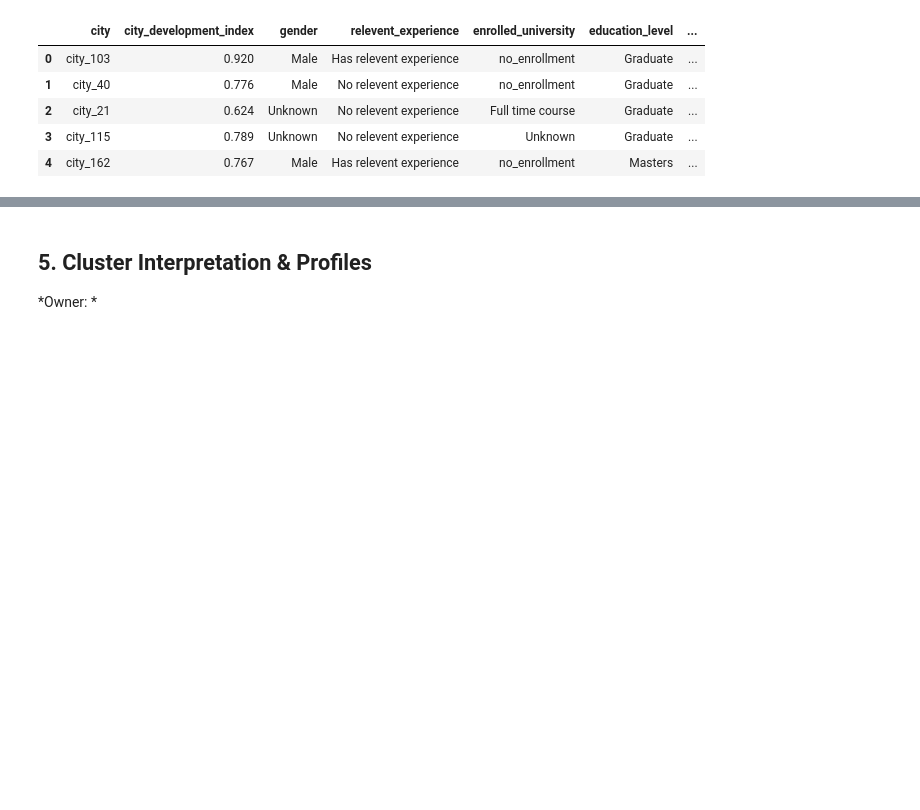
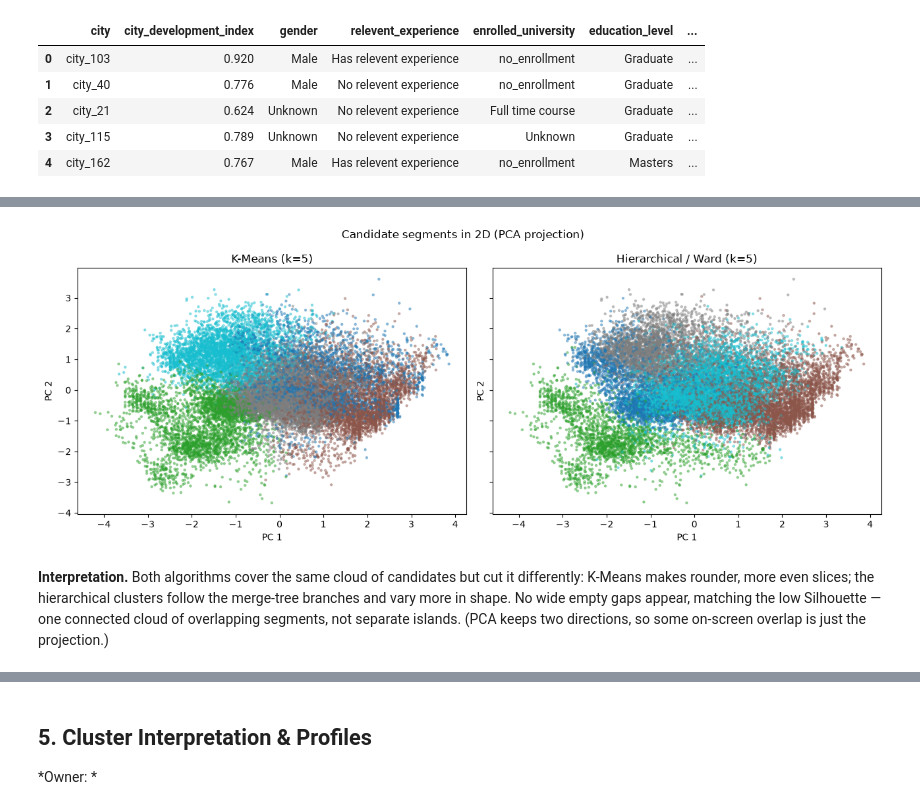
Before and after one commit to ManarAlrazin/SW485-Project-Group2, a Jupyter notebook: Phase2_Unsupervised_Learning.ipynb, the cells around one changed output, grey strips where cells are left out. Saved outputs shown, nothing was run; the diff lists cells and outputs as text; code cells hidden in the pictures; blank space fills up the shorter version.

```diff
--- a/Phase2_Unsupervised_Learning.ipynb
+++ b/Phase2_Unsupervised_Learning.ipynb
@@ -211,0 +379,17 @@ Saved Dataset/clustered_data.csv: (18645, 14)
+# %%
+from sklearn.decomposition import PCA
+
+coords = PCA(n_components=2, random_state=RANDOM_STATE).fit_transform(X_arr)
+fig, axes = plt.subplots(1, 2, figsize=(13, 5), sharex=True, sharey=True)
+for ax, labels, title in zip(axes, [cluster_kmeans, cluster_agglo],
+                             ["K-Means (k=5)", "Hierarchical / Ward (k=5)"]):
+    ax.scatter(coords[:, 0], coords[:, 1], c=labels, cmap="tab10", s=5, alpha=0.4)
+    ax.set_title(title); ax.set_xlabel("PC 1"); ax.set_ylabel("PC 2")
+plt.suptitle("Candidate segments in 2D (PCA projection)")
+plt.tight_layout()
+plt.savefig("Unsupervised_Learning/clustering_results/pca_comparison.png", dpi=150, bbox_inches="tight")
+plt.show()
+# %% [output]
+[figure, added]
+# %% [markdown]
+**Interpretation.** Both algorithms cover the same cloud of candidates but cut it differently: K-Means makes rounder, more even slices; the hierarchical clusters follow the merge-tree branches and vary more in shape. No wide empty gaps appear, matching the low Silhouette — one connected cloud of overlapping segments, not separate islands. (PCA keeps two directions, so some on-screen overlap is just the projection.)
```
Also changed, not shown: parts of 17 cells of this notebook, 7 other files.
